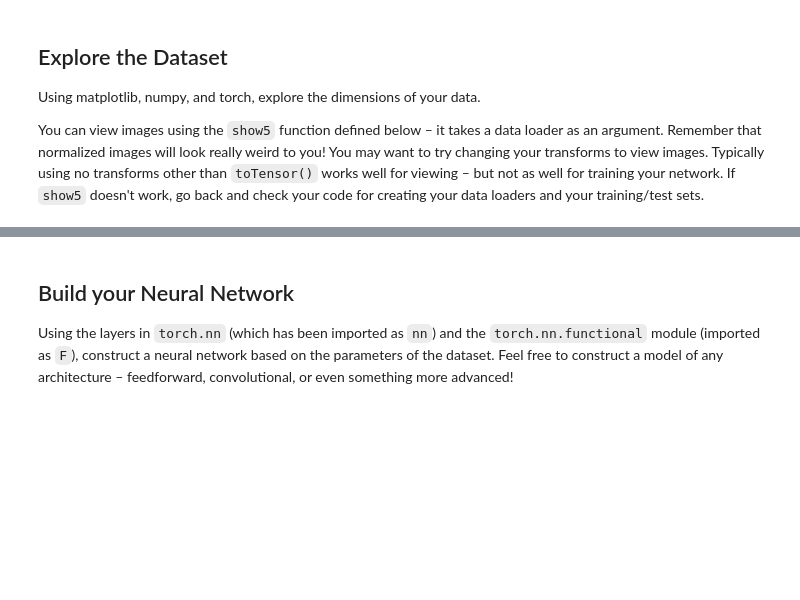
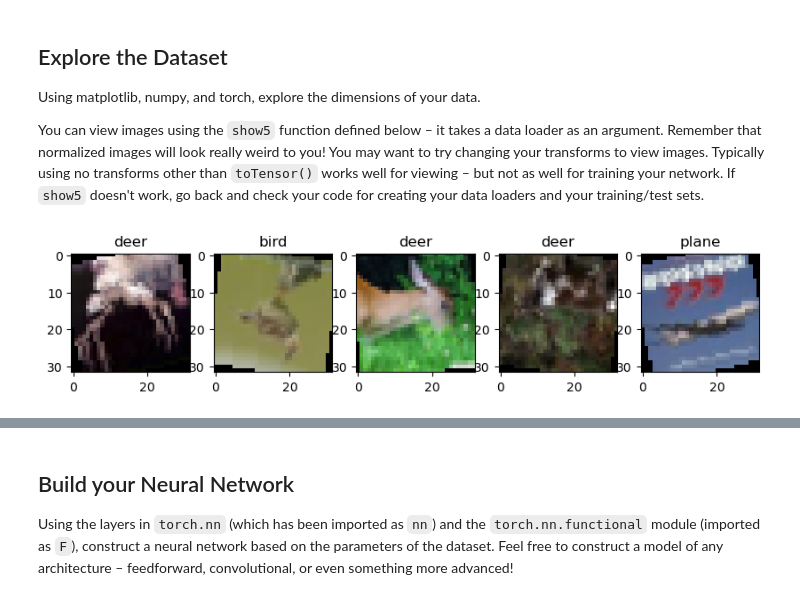
Before and after one commit to Diodak92/Intro-to-Machine-Learning-with-Pytorch, a Jupyter notebook: CIFAR-10_Image_Classifier/CIFAR-10_Image_Classifier-STARTER.ipynb, the cells around one changed output, grey strips where cells are left out. Cells and saved outputs as stored; diff of their text form; code cells hidden in the pictures; blank space fills up the shorter version.

Commit message:
Added datasets and dataloaders, new function for ploting tensor images, neural network architecture and training

```diff
--- a/CIFAR-10_Image_Classifier/CIFAR-10_Image_Classifier-STARTER.ipynb
+++ b/CIFAR-10_Image_Classifier/CIFAR-10_Image_Classifier-STARTER.ipynb
@@ -70,18 +89,25 @@ Remember that normalized images will look really weird to you! You may want to t
 Typically using no transforms other than `toTensor()` works well for viewing – but not as well for training your network.
 If `show5` doesn't work, go back and check your code for creating your data loaders and your training/test sets.
 # %%
-def show5(img_loader):
+def show5(img_loader, image_mean = (0.5, 0.5, 0.5), image_std = (0.5, 0.5, 0.5)):
+
     dataiter = iter(img_loader)
-
     batch = next(dataiter)
     labels = batch[1][0:5]
     images = batch[0][0:5]
+
+    fig, ax = plt.subplots(1, 5, figsize=(10, 2))
+
     for i in range(5):
-        print(classes[labels[i]])
-
         image = images[i].numpy()
-        plt.imshow(np.rot90(image.T, k=3))
-        plt.show()
+        image = np.rot90(image.T, k=3)
+        image = (image_std * image) + image_mean
+        #print(np.shape(image))
+        #print(image)
+        ax[i].imshow(image)
+        ax[i].set_title(classes[labels[i]])
 # %%
-# Explore data
-## YOUR CODE HERE ##
+# Explore train data
+show5(trainloader)
+# %% [output]
+[figure, added]
```
Also changed, not shown: parts of 11 cells of this notebook.
